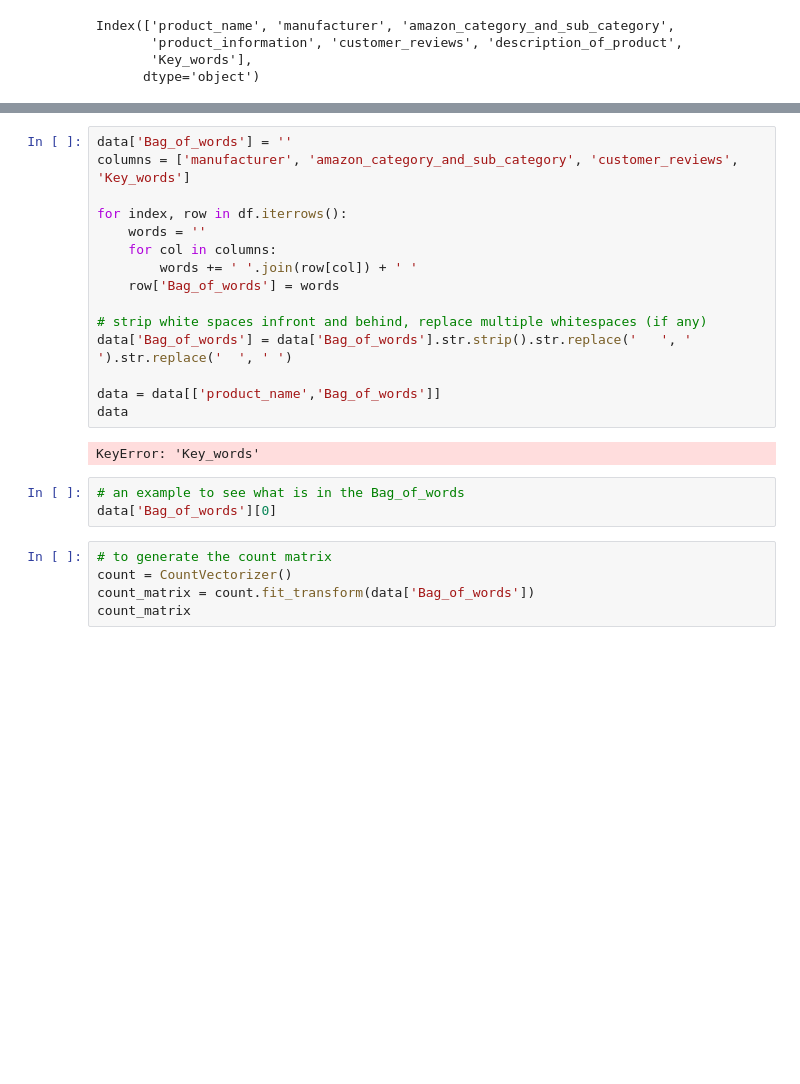
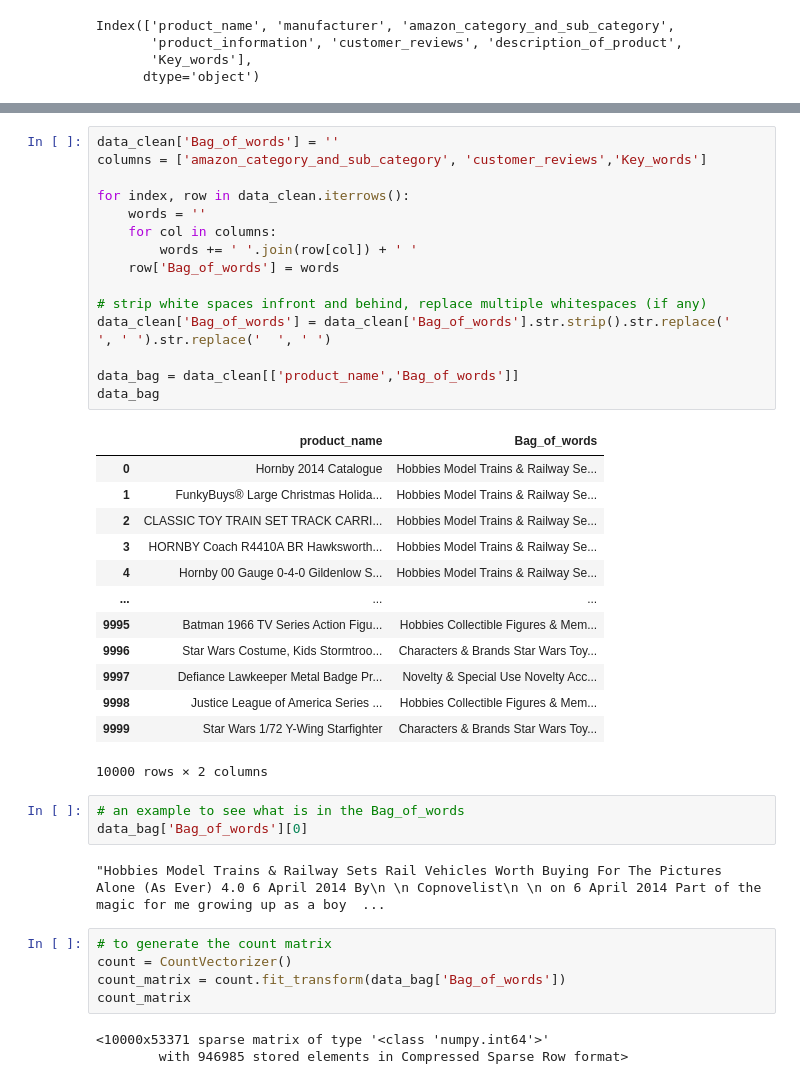
Before and after one commit to Deja2304/Capstone, a Jupyter notebook: Final Recommendations.ipynb, the cells around one changed output, grey strips where cells are left out. Saved outputs shown, nothing was run; the diff lists cells and outputs as text; blank space fills up the shorter version.

```diff
--- a/Final Recommendations.ipynb
+++ b/Final Recommendations.ipynb
@@ -733,28 +744,45 @@ data
 # %%
-data['Bag_of_words'] = ''
-columns = ['manufacturer', 'amazon_category_and_sub_category', 'customer_reviews', 'Key_words']
+data_clean['Bag_of_words'] = ''
+columns = ['amazon_category_and_sub_category', 'customer_reviews','Key_words']
 
-for index, row in df.iterrows():
+for index, row in data_clean.iterrows():
     words = ''
     for col in columns:
         words += ' '.join(row[col]) + ' '
     row['Bag_of_words'] = words
 
 # strip white spaces infront and behind, replace multiple whitespaces (if any)
-data['Bag_of_words'] = data['Bag_of_words'].str.strip().str.replace('   ', ' ').str.replace('  ', ' ')
+data_clean['Bag_of_words'] = data_clean['Bag_of_words'].str.strip().str.replace('   ', ' ').str.replace('  ', ' ')
 
-data = data[['product_name','Bag_of_words']]
-data
+data_bag = data_clean[['product_name','Bag_of_words']]
+data_bag
 # %% [output]
+|  | product_name | Bag_of_words |
+| 0 | Hornby 2014 Catalogue | Hobbies Model Trains & Railway Se... |
+| 1 | FunkyBuys® Large Christmas Holida... | Hobbies Model Trains & Railway Se... |
+| 2 | CLASSIC TOY TRAIN SET TRACK CARRI... | Hobbies Model Trains & Railway Se... |
+| 3 | HORNBY Coach R4410A BR Hawksworth... | Hobbies Model Trains & Railway Se... |
+| 4 | Hornby 00 Gauge 0-4-0 Gildenlow S... | Hobbies Model Trains & Railway Se... |
+| ... | ... | ... |
+| 9995 | Batman 1966 TV Series Action Figu... | Hobbies Collectible Figures & Mem... |
+| 9996 | Star Wars Costume, Kids Stormtroo... | Characters & Brands Star Wars Toy... |
+| 9997 | Defiance Lawkeeper Metal Badge Pr... | Novelty & Special Use Novelty Acc... |
+| 9998 | Justice League of America Series ... | Hobbies Collectible Figures & Mem... |
+| 9999 | Star Wars 1/72 Y-Wing Starfighter | Characters & Brands Star Wars Toy... |
-KeyError: 'Key_words'
+10000 rows × 2 columns
 # %%
 # an example to see what is in the Bag_of_words
-data['Bag_of_words'][0]
+data_bag['Bag_of_words'][0]
+# %% [output]
+"Hobbies Model Trains & Railway Sets Rail Vehicles Worth Buying For The Pictures Alone (As Ever) 4.0 6 April 2014 By\n \n Copnovelist\n \n on 6 April 2014 Part of the magic for me growing up as a boy  ...
 # %%
 # to generate the count matrix
 count = CountVectorizer()
-count_matrix = count.fit_transform(data['Bag_of_words'])
+count_matrix = count.fit_transform(data_bag['Bag_of_words'])
 count_matrix
+# %% [output]
+<10000x53371 sparse matrix of type '<class 'numpy.int64'>'
+        with 946985 stored elements in Compressed Sparse Row format>
 # %%
 cosine_sim = cosine_similarity(count_matrix, count_matrix)
 print(cosine_sim)
```
Also changed, not shown: parts of 65 cells of this notebook, 6 other files.
